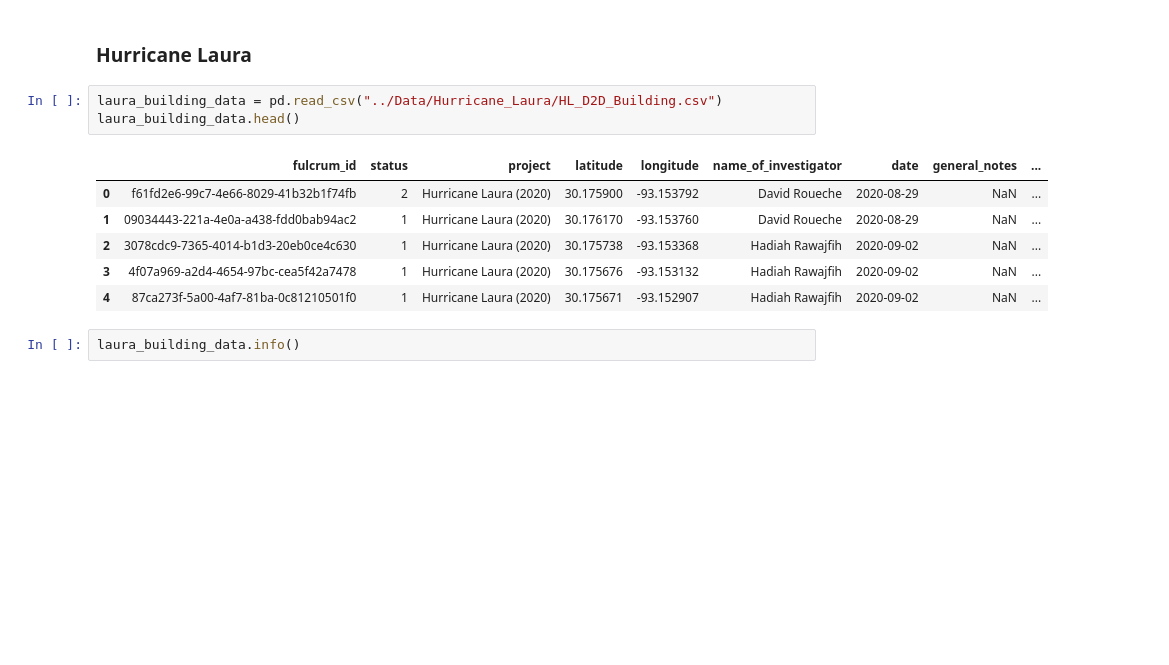
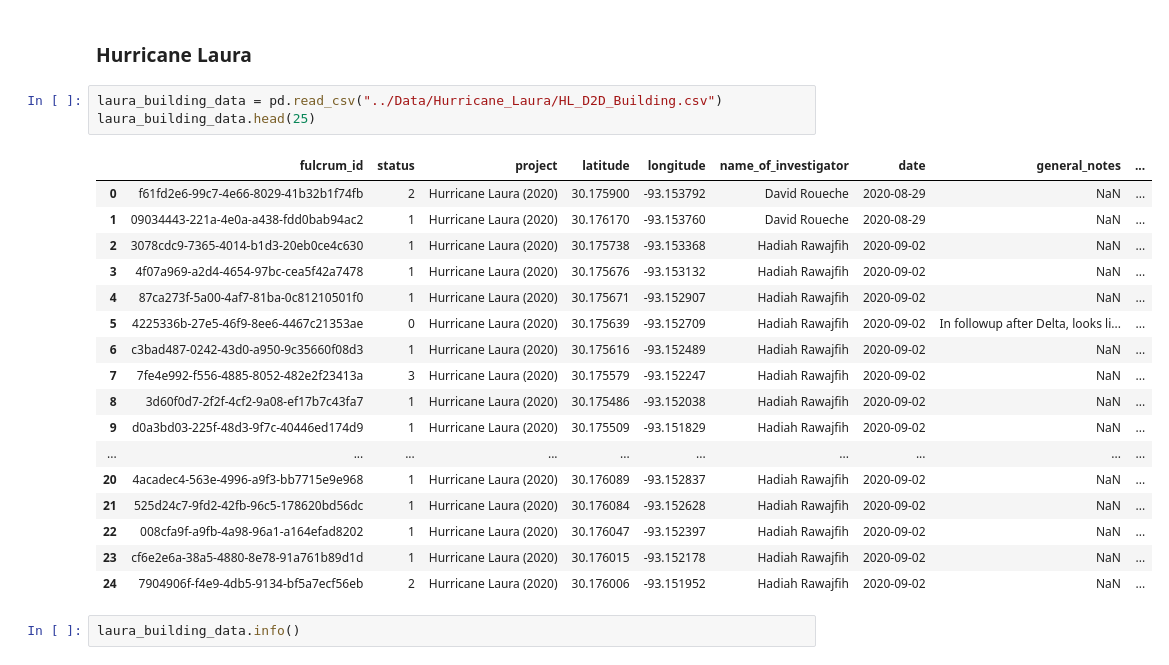
Before and after one commit to easyesplat/BRG_MongoDB_Scripts, a Jupyter notebook: Data_Exploration/hurricane_data_exploration.ipynb, the cells around one changed output. Saved outputs shown, nothing was run; the diff lists cells and outputs as text; blank space fills up the shorter version.

```diff
--- a/Data_Exploration/hurricane_data_exploration.ipynb
+++ b/Data_Exploration/hurricane_data_exploration.ipynb
@@ -47,14 +58,25 @@ print("% of descriptions: " + str(1 - (note_columns.isna().all(axis=1).sum() / l
 ### Hurricane Laura
 # %%
 laura_building_data = pd.read_csv("../Data/Hurricane_Laura/HL_D2D_Building.csv")
-laura_building_data.head()
+laura_building_data.head(25)
 # %% [output]
 |  | fulcrum_id | status | project | latitude | longitude | name_of_investigator | date | general_notes | ... |
 | 0 | f61fd2e6-99c7-4e66-8029-41b32b1f74fb | 2 | Hurricane Laura (2020) | 30.175900 | -93.153792 | David Roueche | 2020-08-29 | NaN | ... |
 | 1 | 09034443-221a-4e0a-a438-fdd0bab94ac2 | 1 | Hurricane Laura (2020) | 30.176170 | -93.153760 | David Roueche | 2020-08-29 | NaN | ... |
 | 2 | 3078cdc9-7365-4014-b1d3-20eb0ce4c630 | 1 | Hurricane Laura (2020) | 30.175738 | -93.153368 | Hadiah Rawajfih | 2020-09-02 | NaN | ... |
 | 3 | 4f07a969-a2d4-4654-97bc-cea5f42a7478 | 1 | Hurricane Laura (2020) | 30.175676 | -93.153132 | Hadiah Rawajfih | 2020-09-02 | NaN | ... |
 | 4 | 87ca273f-5a00-4af7-81ba-0c81210501f0 | 1 | Hurricane Laura (2020) | 30.175671 | -93.152907 | Hadiah Rawajfih | 2020-09-02 | NaN | ... |
+| 5 | 4225336b-27e5-46f9-8ee6-4467c21353ae | 0 | Hurricane Laura (2020) | 30.175639 | -93.152709 | Hadiah Rawajfih | 2020-09-02 | In followup after Delta, looks li... | ... |
+| 6 | c3bad487-0242-43d0-a950-9c35660f08d3 | 1 | Hurricane Laura (2020) | 30.175616 | -93.152489 | Hadiah Rawajfih | 2020-09-02 | NaN | ... |
+| 7 | 7fe4e992-f556-4885-8052-482e2f23413a | 3 | Hurricane Laura (2020) | 30.175579 | -93.152247 | Hadiah Rawajfih | 2020-09-02 | NaN | ... |
+| 8 | 3d60f0d7-2f2f-4cf2-9a08-ef17b7c43fa7 | 1 | Hurricane Laura (2020) | 30.175486 | -93.152038 | Hadiah Rawajfih | 2020-09-02 | NaN | ... |
+| 9 | d0a3bd03-225f-48d3-9f7c-40446ed174d9 | 1 | Hurricane Laura (2020) | 30.175509 | -93.151829 | Hadiah Rawajfih | 2020-09-02 | NaN | ... |
+| ... | ... | ... | ... | ... | ... | ... | ... | ... | ... |
+| 20 | 4acadec4-563e-4996-a9f3-bb7715e9e968 | 1 | Hurricane Laura (2020) | 30.176089 | -93.152837 | Hadiah Rawajfih | 2020-09-02 | NaN | ... |
+| 21 | 525d24c7-9fd2-42fb-96c5-178620bd56dc | 1 | Hurricane Laura (2020) | 30.176084 | -93.152628 | Hadiah Rawajfih | 2020-09-02 | NaN | ... |
+| 22 | 008cfa9f-a9fb-4a98-96a1-a164efad8202 | 1 | Hurricane Laura (2020) | 30.176047 | -93.152397 | Hadiah Rawajfih | 2020-09-02 | NaN | ... |
+| 23 | cf6e2e6a-38a5-4880-8e78-91a761b89d1d | 1 | Hurricane Laura (2020) | 30.176015 | -93.152178 | Hadiah Rawajfih | 2020-09-02 | NaN | ... |
+| 24 | 7904906f-f4e9-4db5-9134-bf5a7ecf56eb | 2 | Hurricane Laura (2020) | 30.176006 | -93.151952 | Hadiah Rawajfih | 2020-09-02 | NaN | ... |
 # %%
 laura_building_data.info()
 # %% [output]
```
Also changed, not shown: parts of 4 cells of this notebook, 8 other files.
